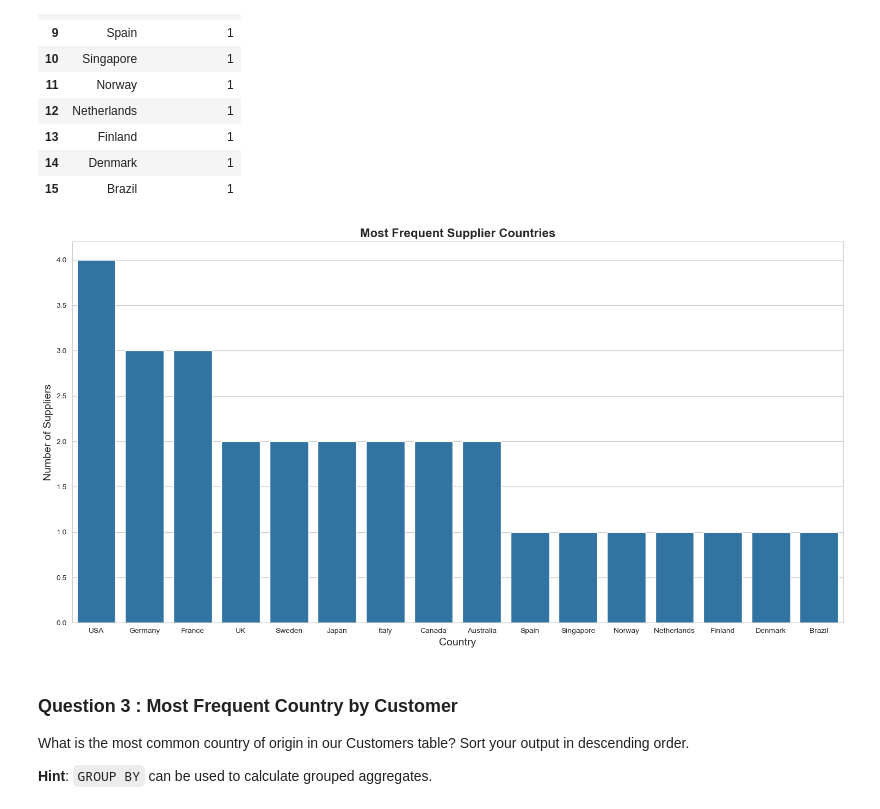
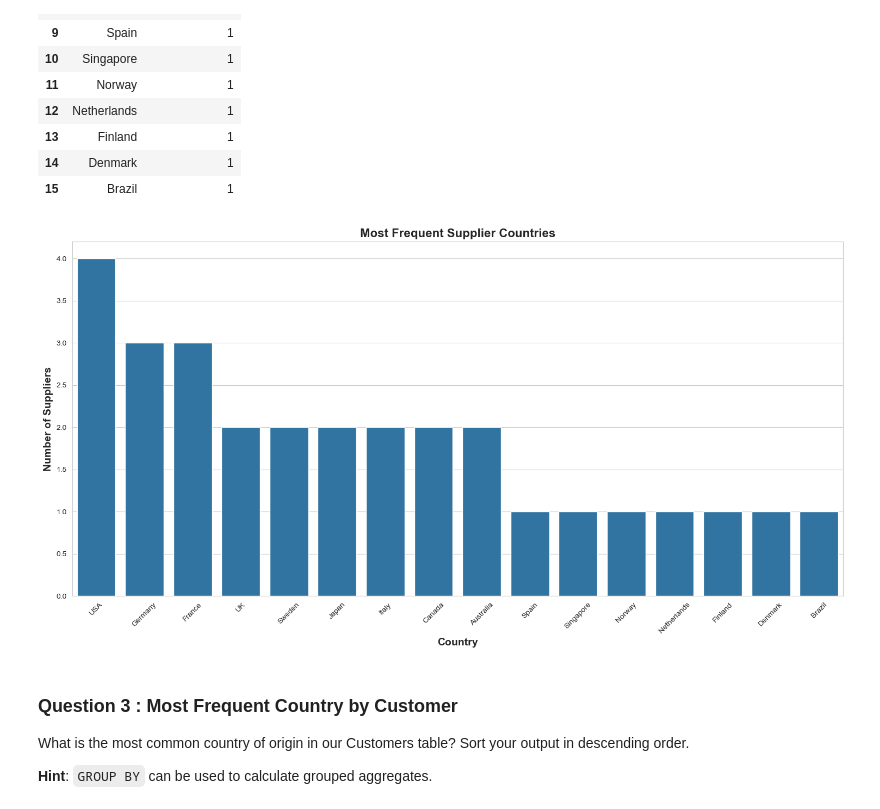
Before and after one commit to jesseniadia/Ad-Hoc-Data-Reporting, a Jupyter notebook: adhoc-sql (TLab 4)/adhoc_report.ipynb, the cells around one changed output. Saved outputs shown, nothing was run; the diff lists cells and outputs as text; code cells hidden in the pictures.

```diff
--- a/adhoc-sql (TLab 4)/adhoc_report.ipynb
+++ b/adhoc-sql (TLab 4)/adhoc_report.ipynb
@@ -93,25 +116,18 @@ Frequent_Country_Supplier_df
 | 14 | Denmark | 1 |
 | 15 | Brazil | 1 |
 # %%
-# TODO: Convert your list of tuples to a dataframe
-#df = pd.DataFrame(Frequent_Country_Supplier, columns=["Country","SupplierCount"])
-#df
-
 # TODO: Generate a visualization on this dataframe
-"""hue='ColorGroup', legend=False
-sns.set_style("whitegrid")
-df = df.sort_values("SupplierCount", ascending=False)
-df['ColorGroup'] = df['Country']"""
 
 plt.figure(figsize=(15, 8))
 sns.barplot(data=Frequent_Country_Supplier_df, x='Country', y='SupplierCount')
 plt.title("Most Frequent Supplier Countries", fontsize=16, weight='bold')
-plt.xlabel("Country", fontsize=14)
-plt.ylabel("Number of Suppliers", fontsize=14)
+plt.xlabel("Country", fontsize=14,weight='bold')
+plt.ylabel("Number of Suppliers", fontsize=14, weight='bold')
+plt.xticks(rotation=45)
 plt.tight_layout()
 plt.show()
 # %% [output]
-[figure, old version]
+[figure, new version]
 # %% [markdown]
 ### Question 3 : Most Frequent Country by Customer
 
```
Also changed, not shown: parts of 32 cells of this notebook.
